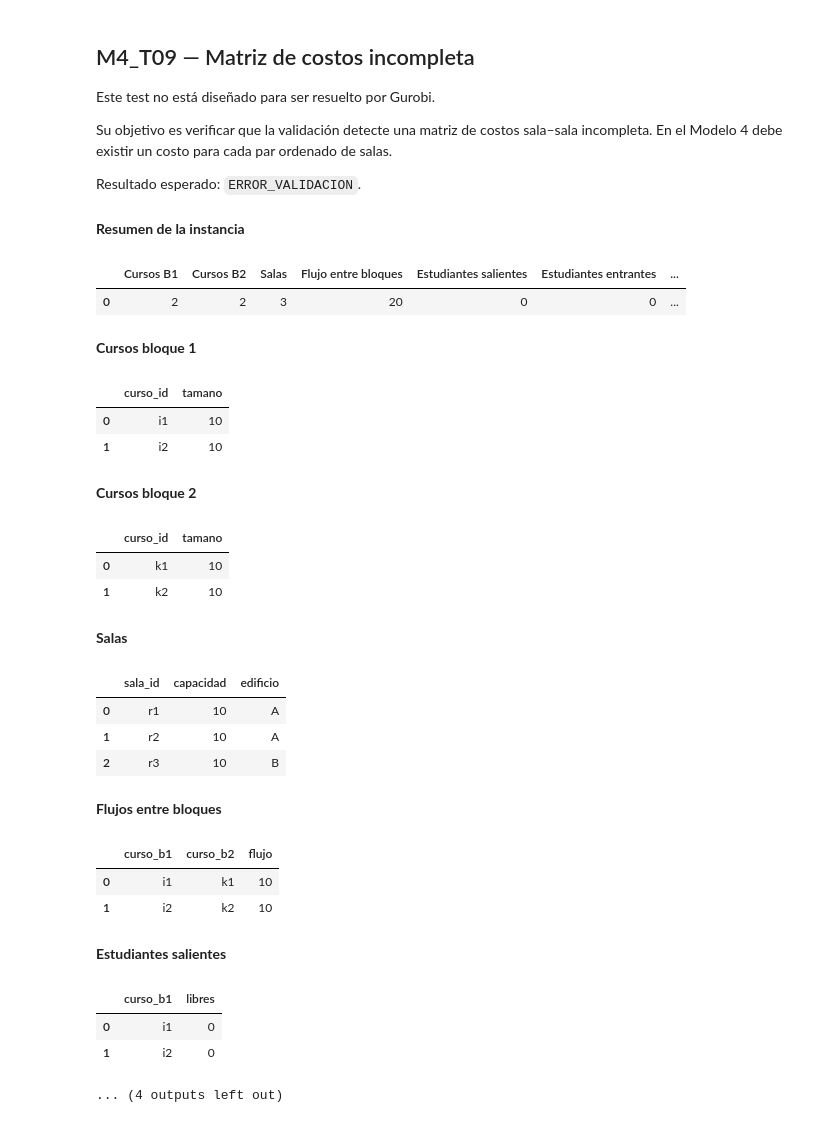
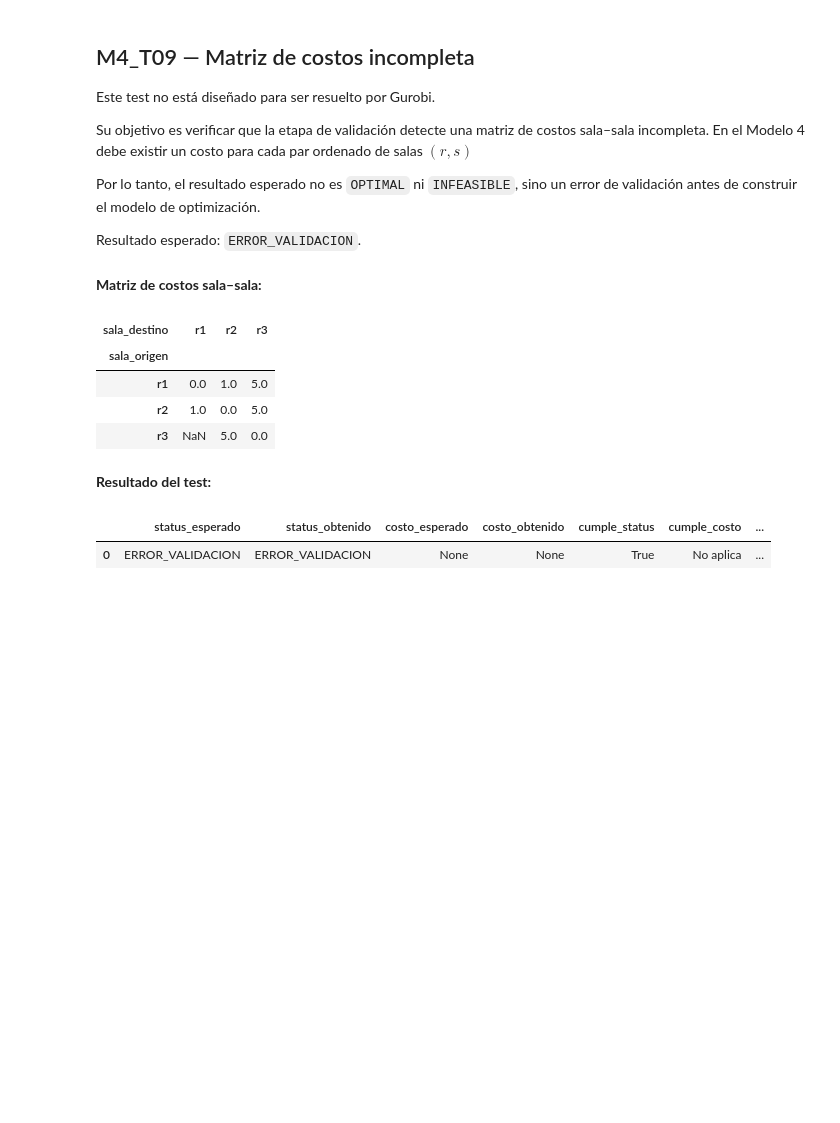
Before and after one commit to Yuncvc/Laboratorio-modelacion-II, a Jupyter notebook: notebooks/exploracion_modelo_4.ipynb, the cells around one changed output. Drawn from its saved outputs; the diff is of its cells as text; code cells hidden in the pictures; blank space fills up the shorter version.

Commit message:
Avance Modelo 4

```diff
--- a/notebooks/exploracion_modelo_4.ipynb
+++ b/notebooks/exploracion_modelo_4.ipynb
@@ -173,0 +153,8 @@ def resolver_y_mostrar_test(nombre_test):
+# %%
+carpetas_tests = sorted([
+    carpeta for carpeta in DATA_MODELO_4.iterdir()
+    if carpeta.is_dir()
+])
+
+for carpeta in carpetas_tests:
+    print(carpeta.name)
@@ -173,0 +176,16 @@ def resolver_y_mostrar_test(nombre_test):
+# %%
+resumen_tests = []
+
+for carpeta in carpetas_tests:
+    with open(carpeta / "metadata.json", "r", encoding="utf-8") as archivo:
+        metadata = json.load(archivo)
+
+    resumen_tests.append({
+        "test": carpeta.name,
+        "proposito": metadata.get("proposito"),
+        "status_esperado": metadata.get("status_esperado"),
+        "costo_esperado": metadata.get("costo_esperado")
+    })
+
+tabla_resumen_tests = pd.DataFrame(resumen_tests)
+tabla_resumen_tests
@@ -575,38 +743,26 @@ La instancia fue detectada como **infactible** por Gurobi.
 # %% [markdown]
 ## M4_T09 — Matriz de costos incompleta
 
-
 Este test no está diseñado para ser resuelto por Gurobi.
 
-Su objetivo es verificar que la validación detecte una matriz de costos sala–sala incompleta. En el Modelo 4 debe existir un costo para cada par ordenado de salas.
+Su objetivo es verificar que la etapa de validación detecte una matriz de costos sala–sala incompleta. En el Modelo 4 debe existir un costo para cada par ordenado de salas $(r,s)$
 
+Por lo tanto, el resultado esperado no es `OPTIMAL` ni `INFEASIBLE`, sino un error de validación antes de construir el modelo de optimización.
 
 Resultado esperado: `ERROR_VALIDACION`.
 # %%
-mostrar_datos_test("M4_T09_matriz_costos_incompleta")
+nombre_test = "M4_T09_matriz_costos_incompleta"
+
+mostrar_matriz_costos(nombre_test)
+
+resultado = resolver_y_resumir(nombre_test)
 # %% [output]
-**Resumen de la instancia**
+**Matriz de costos sala–sala:**
-|  | Cursos B1 | Cursos B2 | Salas | Flujo entre bloques | Estudiantes salientes | Estudiantes entrantes | ... |
-| 0 | 2 | 2 | 3 | 20 | 0 | 0 | ... |
+| sala_destino | r1 | r2 | r3 |
+| sala_origen |  |  |  |
+| r1 | 0.0 | 1.0 | 5.0 |
+| r2 | 1.0 | 0.0 | 5.0 |
+| r3 | NaN | 5.0 | 0.0 |
-**Cursos bloque 1**
+**Resultado del test:**
-|  | curso_id | tamano |
-| 0 | i1 | 10 |
-| 1 | i2 | 10 |
+|  | status_esperado | status_obtenido | costo_esperado | costo_obtenido | cumple_status | cumple_costo | ... |
+| 0 | ERROR_VALIDACION | ERROR_VALIDACION | None | None | True | No aplica | ... |
-**Cursos bloque 2**
-|  | curso_id | tamano |
-| 0 | k1 | 10 |
-| 1 | k2 | 10 |
-**Salas**
-|  | sala_id | capacidad | edificio |
-| 0 | r1 | 10 | A |
-| 1 | r2 | 10 | A |
-| 2 | r3 | 10 | B |
-**Flujos entre bloques**
-|  | curso_b1 | curso_b2 | flujo |
-| 0 | i1 | k1 | 10 |
-| 1 | i2 | k2 | 10 |
-**Estudiantes salientes**
-|  | curso_b1 | libres |
-| 0 | i1 | 0 |
-| 1 | i2 | 0 |
-... (4 outputs left out)
```
Also changed, not shown: parts of 48 cells of this notebook, 37 other files.
